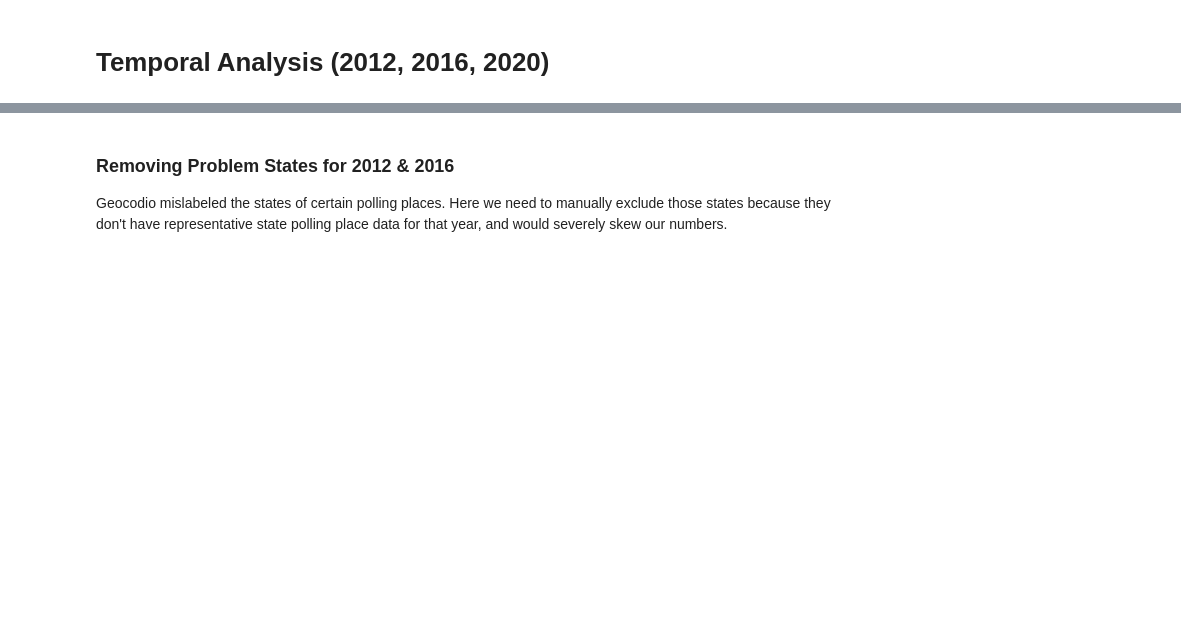
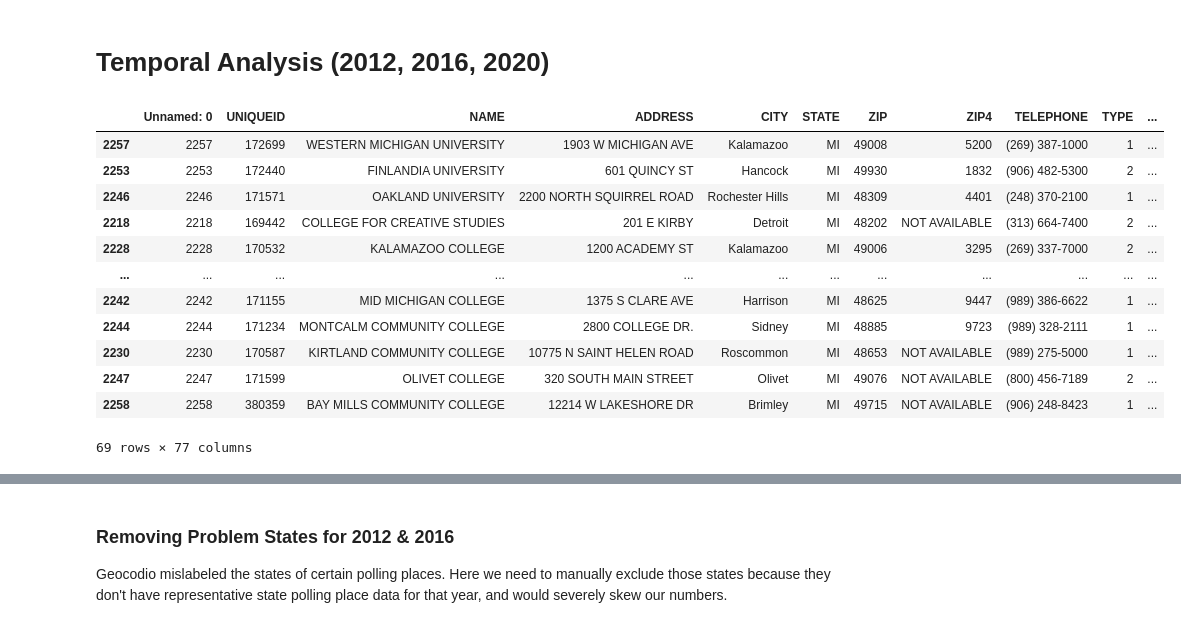
Before and after one commit to nickeubank/mtv_viacom_capstone, a Jupyter notebook: 10_code/30_analysis/TemporalAnalysis.ipynb, the cells around one changed output, grey strips where cells are left out. Cells and saved outputs as stored; diff of their text form; code cells hidden in the pictures; blank space fills up the shorter version.

```diff
--- a/10_code/30_analysis/TemporalAnalysis.ipynb
+++ b/10_code/30_analysis/TemporalAnalysis.ipynb
@@ -6,6 +6,22 @@ import numpy as np
 # Temporal Analysis (2012, 2016, 2020)
 # %%
 data = pd.read_csv("../../20_intermediate_files/30_campuses_w_dist_to_nearest_pp.csv")
+# %%
+data[data['STATE'] == 'MI'].sort_values(by='distances_2020_early')
+# %% [output]
+|  | Unnamed: 0 | UNIQUEID | NAME | ADDRESS | CITY | STATE | ZIP | ZIP4 | TELEPHONE | TYPE | ... |
+| 2257 | 2257 | 172699 | WESTERN MICHIGAN UNIVERSITY | 1903 W MICHIGAN AVE | Kalamazoo | MI | 49008 | 5200 | (269) 387-1000 | 1 | ... |
+| 2253 | 2253 | 172440 | FINLANDIA UNIVERSITY | 601 QUINCY ST | Hancock | MI | 49930 | 1832 | (906) 482-5300 | 2 | ... |
+| 2246 | 2246 | 171571 | OAKLAND UNIVERSITY | 2200 NORTH SQUIRREL ROAD | Rochester Hills | MI | 48309 | 4401 | (248) 370-2100 | 1 | ... |
+| 2218 | 2218 | 169442 | COLLEGE FOR CREATIVE STUDIES | 201 E KIRBY | Detroit | MI | 48202 | NOT AVAILABLE | (313) 664-7400 | 2 | ... |
+| 2228 | 2228 | 170532 | KALAMAZOO COLLEGE | 1200 ACADEMY ST | Kalamazoo | MI | 49006 | 3295 | (269) 337-7000 | 2 | ... |
+| ... | ... | ... | ... | ... | ... | ... | ... | ... | ... | ... | ... |
+| 2242 | 2242 | 171155 | MID MICHIGAN COLLEGE | 1375 S CLARE AVE | Harrison | MI | 48625 | 9447 | (989) 386-6622 | 1 | ... |
+| 2244 | 2244 | 171234 | MONTCALM COMMUNITY COLLEGE | 2800 COLLEGE DR. | Sidney | MI | 48885 | 9723 | (989) 328-2111 | 1 | ... |
+| 2230 | 2230 | 170587 | KIRTLAND COMMUNITY COLLEGE | 10775 N SAINT HELEN ROAD | Roscommon | MI | 48653 | NOT AVAILABLE | (989) 275-5000 | 1 | ... |
+| 2247 | 2247 | 171599 | OLIVET COLLEGE | 320 SOUTH MAIN STREET | Olivet | MI | 49076 | NOT AVAILABLE | (800) 456-7189 | 2 | ... |
+| 2258 | 2258 | 380359 | BAY MILLS COMMUNITY COLLEGE | 12214 W LAKESHORE DR | Brimley | MI | 49715 | NOT AVAILABLE | (906) 248-8423 | 1 | ... |
+69 rows × 77 columns
 # %%
 data.head()
 # %% [output]
```
